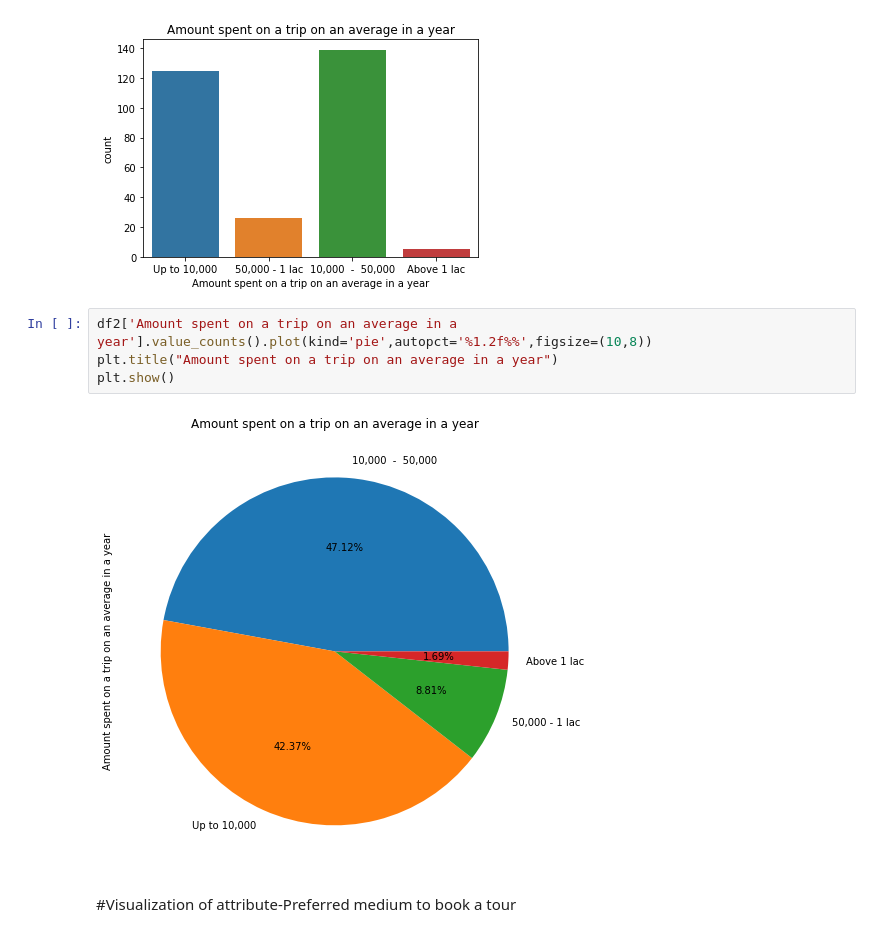
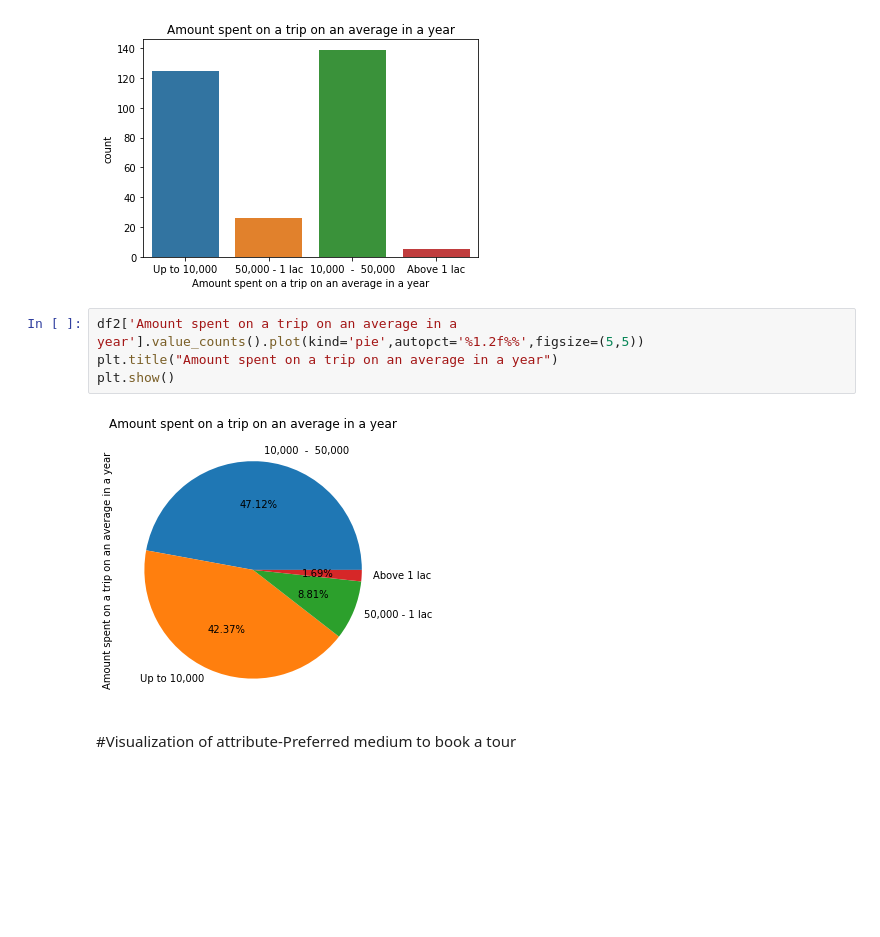
Before and after one commit to priya-dalvi/Msc-Project, a Jupyter notebook: TourismProj.ipynb, the cells around one changed output. Drawn from its saved outputs; the diff is of its cells as text; blank space fills up the shorter version.

```diff
--- a/TourismProj.ipynb
+++ b/TourismProj.ipynb
@@ -990,11 +994,11 @@ plt.show()
 # %% [output]
 [figure]
 # %%
-df2['Amount spent on a trip on an average in a year'].value_counts().plot(kind='pie',autopct='%1.2f%%',figsize=(10,8))
+df2['Amount spent on a trip on an average in a year'].value_counts().plot(kind='pie',autopct='%1.2f%%',figsize=(5,5))
 plt.title("Amount spent on a trip on an average in a year")
 plt.show()
 # %% [output]
-[figure, old version]
+[figure, new version]
 # %% [markdown]
 #Visualization of attribute-Preferred medium to book a tour
 # %%
```
Also changed, not shown: parts of 52 cells of this notebook.
